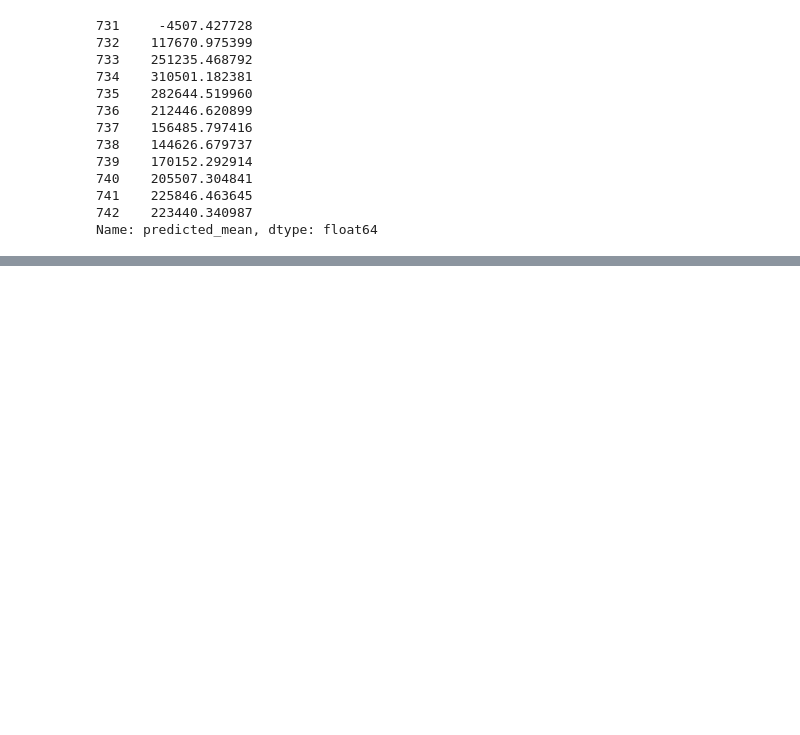
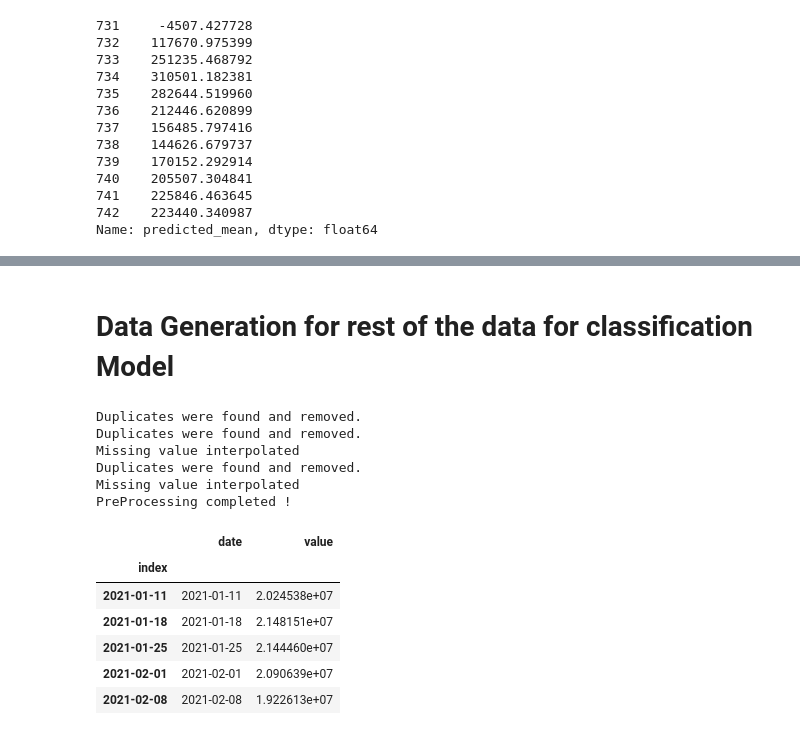
Before and after one commit to mathanamathav/DataGenie-Hackathon-2023-p1, a Jupyter notebook: NoteBooks/Brain_stromming_hack.ipynb, the cells around one changed output, grey strips where cells are left out. Saved outputs shown, nothing was run; the diff lists cells and outputs as text; code cells hidden in the pictures; blank space fills up the shorter version.

```diff
--- a/NoteBooks/Brain_stromming_hack.ipynb
+++ b/NoteBooks/Brain_stromming_hack.ipynb
@@ -676,0 +675,70 @@ NameError: ignored
+# %% [markdown]
+# **Data Generation for rest of the data for classification Model**
+# %%
+folder_path = ["/content/drive/MyDrive/DGdataset/Sample Time Series/monthly/" ,"/content/drive/MyDrive/DGdataset/Sample Time Series/hourly/" , "/content/drive/MyDrive/DGdataset/Sample Time Series/weekly/" ]
+
+for index , folder in enumerate(folder_path):
+  frames = []
+
+  for filename in os.listdir(folder):
+      if filename.endswith(".csv"):
+          file_path = os.path.join(folder, filename)
+          df = pd.read_csv(file_path , index_col = 0)
+          frames.append(df)
+
+  combined_df = pd.concat(frames)
+  column_mapping = {
+      'point_timestamp': 'date',
+      'point_value': 'value',
+  }
+
+  combined_df.rename(columns=column_mapping, inplace=True)
+
+  if combined_df['date'].is_unique:
+    print("All values are unique.")
+  else:
+    combined_df = combined_df.groupby('date').mean().reset_index()
+    print("Duplicates were found and removed.")
+
+  combined_df['date'] = pd.to_datetime(combined_df['date'])
+  combined_df.set_index(combined_df['date'], inplace=True)
+  combined_df.sort_index(inplace=True)
+  combined_df.rename_axis('index',inplace=True)
+
+  if combined_df['value'].isnull().sum():
+    combined_df["value"] = combined_df['value'].interpolate(limit_direction='both' , method='time')
+    print("Missing value interpolated")
+
+  if "hourly" in folder:
+    date_range_filter = (combined_df["date"] >=  "08-10-2022" ) & (combined_df["date"] <= "10-12-2022")
+    combined_df = combined_df[date_range_filter]
+    combined_df.to_csv(folder+'processed_hourly.csv' , index=False)
+
+  if "weekly" in folder:
+    date_range_filter = (combined_df["date"] >  "01-04-2021") & (combined_df["date"] < "07-18-2022" )
+    combined_df = combined_df[date_range_filter]
+    combined_df.to_csv(folder+'processed_weekly.csv' , index=False)
+
+  if "monthly" in folder:
+    date_range_filter = (combined_df["date"] >  "01-01-2009") & (combined_df["date"] < "01-01-2021" )
+    combined_df = combined_df[date_range_filter]
+    combined_df.to_csv(folder+'processed_monthly.csv' , index=False)
+
+print("PreProcessing completed !")
+# %% [output]
+Duplicates were found and removed.
+Duplicates were found and removed.
+Missing value interpolated
+Duplicates were found and removed.
+Missing value interpolated
+PreProcessing completed !
+# %%
+combined_df.head()
+# %% [output]
+|  | date | value |
+| index |  |  |
+| 2021-01-11 | 2021-01-11 | 2.024538e+07 |
+| 2021-01-18 | 2021-01-18 | 2.148151e+07 |
+| 2021-01-25 | 2021-01-25 | 2.144460e+07 |
+| 2021-02-01 | 2021-02-01 | 2.090639e+07 |
+| 2021-02-08 | 2021-02-08 | 1.922613e+07 |
```
Also changed, not shown: parts of 4 cells of this notebook, 4 other files.
